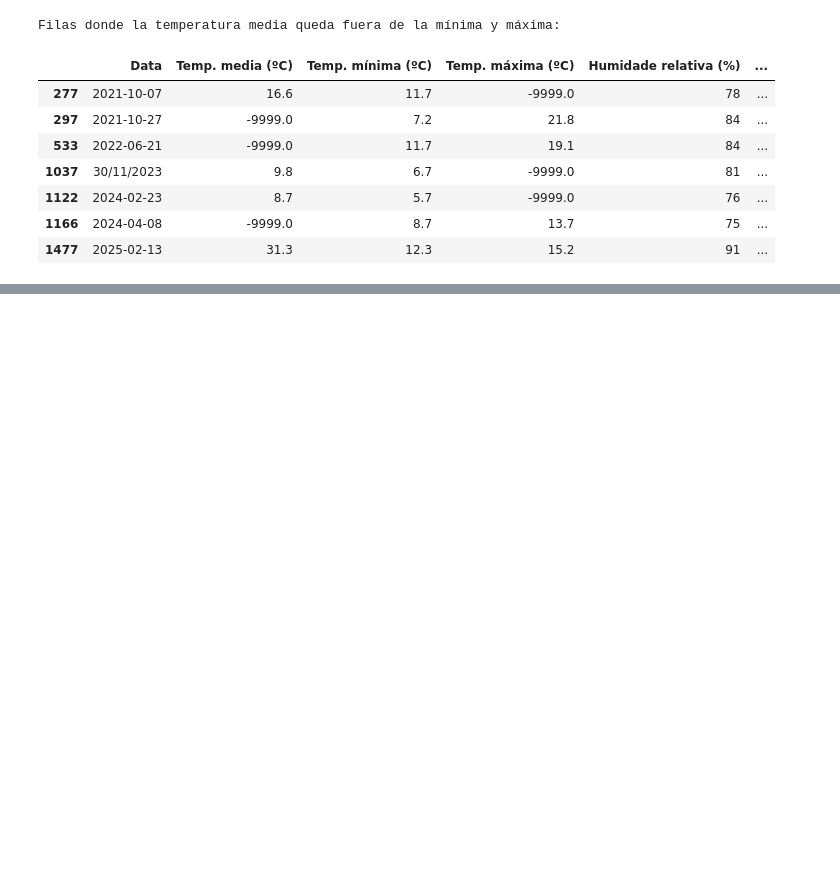
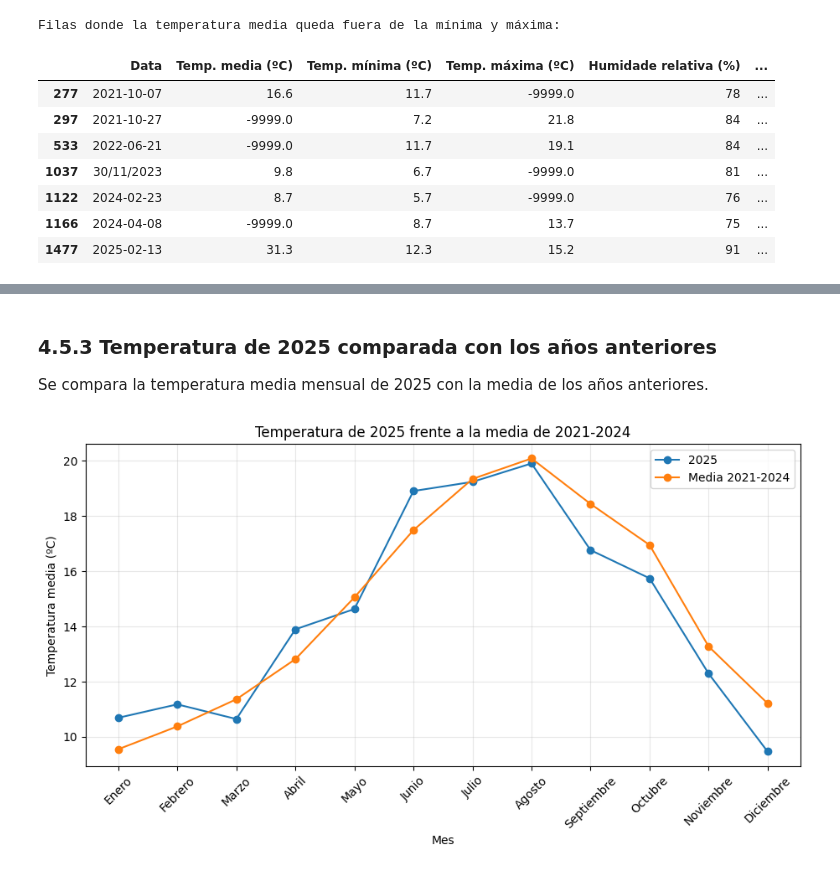
Before and after one commit to paulavargas9/p1-que-tempo-fixo, a Jupyter notebook: notebooks/01_pipeline_meteorologico.ipynb, the cells around one changed output, grey strips where cells are left out. Saved outputs shown, nothing was run; the diff lists cells and outputs as text; code cells hidden in the pictures; blank space fills up the shorter version.

```diff
--- a/notebooks/01_pipeline_meteorologico.ipynb
+++ b/notebooks/01_pipeline_meteorologico.ipynb
@@ -344,0 +1144,55 @@ Filas donde la temperatura media queda fuera de la mínima y máxima:
+# %% [markdown]
+### 4.5.3 Temperatura de 2025 comparada con los años anteriores
+
+Se compara la temperatura media mensual de 2025 con la media de los años anteriores.
+# %%
+# Creamos el mes y el año para hacer la comparación
+comparacion_temp = df_clean.assign(
+    Año=df_clean["Fecha"].dt.year,
+    Mes=df_clean["Fecha"].dt.month
+)
+
+# Temperatura media mensual de 2025
+temp_2025 = (
+    comparacion_temp[comparacion_temp["Año"] == 2025]
+    .groupby("Mes")["Temp. media (ºC)"]
+    .mean()
+)
+
+# Temperatura media mensual de los años 2021-2024
+temp_anteriores = (
+    comparacion_temp[comparacion_temp["Año"] < 2025]
+    .groupby("Mes")["Temp. media (ºC)"]
+    .mean()
+)
+
+plt.figure(figsize=(11, 5))
+
+plt.plot(
+    temp_2025.index,
+    temp_2025.values,
+    marker="o",
+    label="2025"
+)
+
+plt.plot(
+    temp_anteriores.index,
+    temp_anteriores.values,
+    marker="o",
+    label="Media 2021-2024"
+)
+
+plt.title("Temperatura de 2025 frente a la media de 2021-2024")
+plt.xlabel("Mes")
+plt.ylabel("Temperatura media (ºC)")
+plt.xticks(
+    range(1, 13),
+    [nombres_meses[i] for i in range(1, 13)],
+    rotation=45
+)
+plt.legend()
+plt.grid(alpha=0.3)
+
+plt.show()
+# %% [output]
+[figure, added]
```
Also changed, not shown: parts of 88 cells of this notebook, 5 other files.
